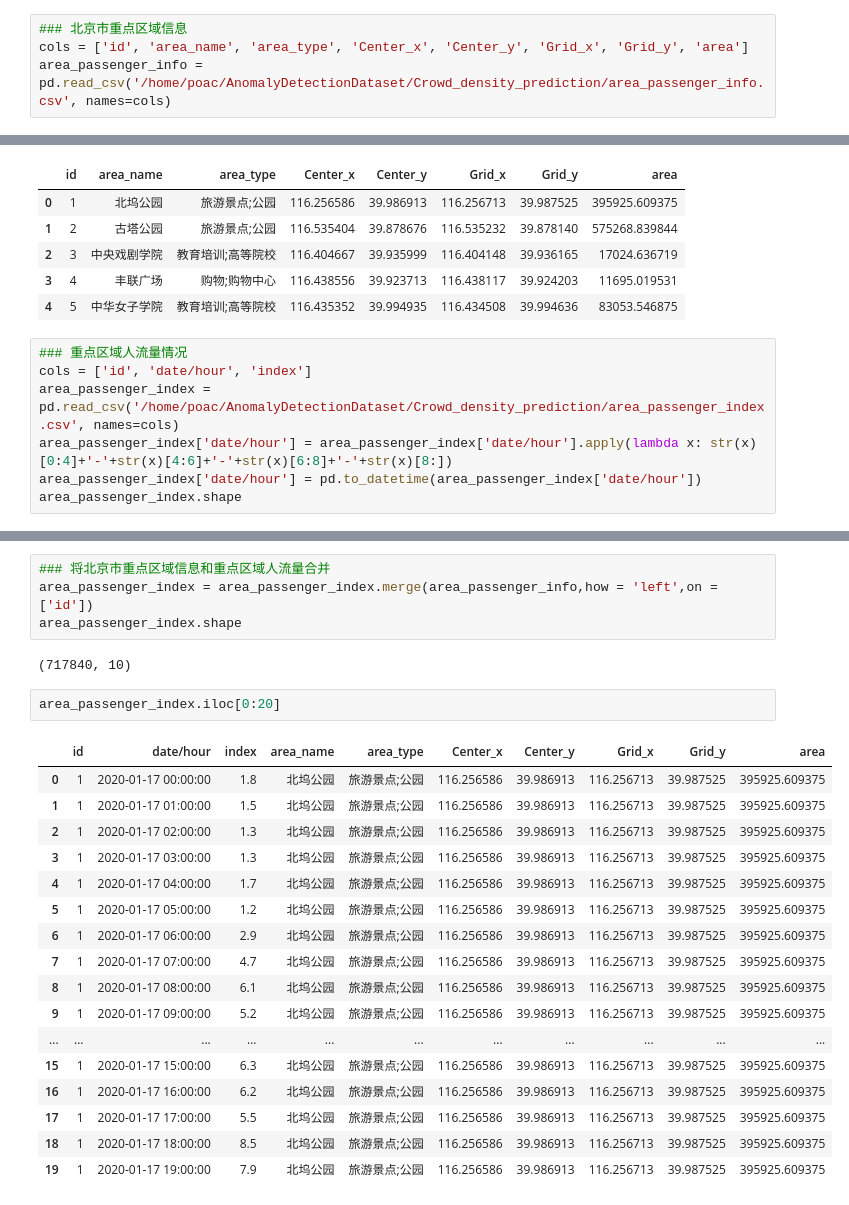
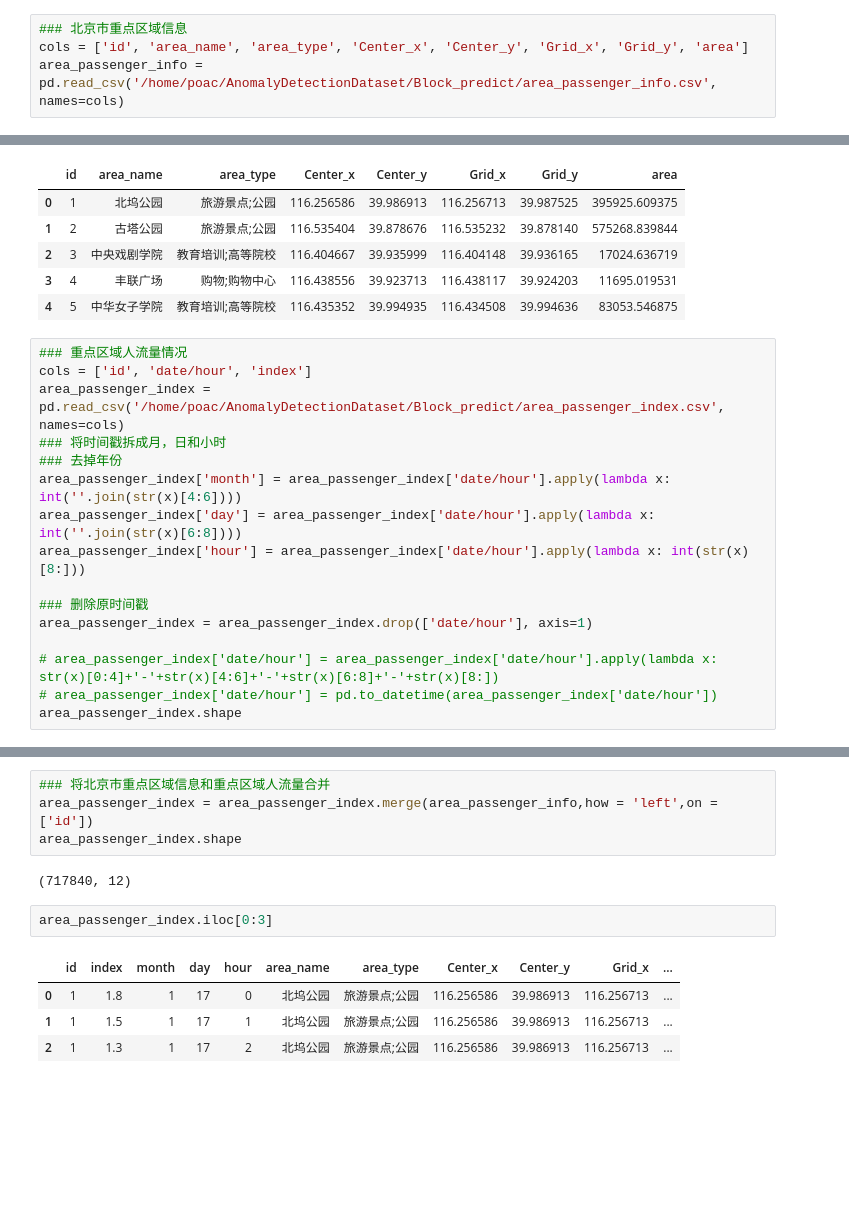
Before and after one commit to LiangHaoran/Block_predict, a Jupyter notebook: jupyter/preprocess.ipynb, the cells around one changed output, grey strips where cells are left out. Cells and saved outputs as stored; diff of their text form; blank space fills up the shorter version.

```diff
--- a/jupyter/preprocess.ipynb
+++ b/jupyter/preprocess.ipynb
@@ -26,7 +31,7 @@ pd.options.display.max_rows = None
 # %%
 ### 北京市重点区域信息
 cols = ['id', 'area_name', 'area_type', 'Center_x', 'Center_y', 'Grid_x', 'Grid_y', 'area']
-area_passenger_info = pd.read_csv('/home/poac/AnomalyDetectionDataset/Crowd_density_prediction/area_passenger_info.csv', names=cols)
+area_passenger_info = pd.read_csv('/home/poac/AnomalyDetectionDataset/Block_predict/area_passenger_info.csv', names=cols)
 # %%
 area_passenger_info.iloc[0:5]
 # %% [output]
@@ -39,8 +44,17 @@ area_passenger_info.iloc[0:5]
 # %%
 ### 重点区域人流量情况
 cols = ['id', 'date/hour', 'index']
-area_passenger_index = pd.read_csv('/home/poac/AnomalyDetectionDataset/Crowd_density_prediction/area_passenger_index.csv', names=cols)
-area_passenger_index['date/hour'] = area_passenger_index['date/hour'].apply(lambda x: str(x)[0:4]+'-'+str(x)[4:6]+'-'+str(x)[6:8]+'-'+str(x)[8:])
-area_passenger_index['date/hour'] = pd.to_datetime(area_passenger_index['date/hour'])
+area_passenger_index = pd.read_csv('/home/poac/AnomalyDetectionDataset/Block_predict/area_passenger_index.csv', names=cols)
+### 将时间戳拆成月，日和小时
+### 去掉年份
+area_passenger_index['month'] = area_passenger_index['date/hour'].apply(lambda x: int(''.join(str(x)[4:6])))
+area_passenger_index['day'] = area_passenger_index['date/hour'].apply(lambda x: int(''.join(str(x)[6:8])))
+area_passenger_index['hour'] = area_passenger_index['date/hour'].apply(lambda x: int(str(x)[8:]))
+
+### 删除原时间戳
+area_passenger_index = area_passenger_index.drop(['date/hour'], axis=1)
+
+# area_passenger_index['date/hour'] = area_passenger_index['date/hour'].apply(lambda x: str(x)[0:4]+'-'+str(x)[4:6]+'-'+str(x)[6:8]+'-'+str(x)[8:])
+# area_passenger_index['date/hour'] = pd.to_datetime(area_passenger_index['date/hour'])
 area_passenger_index.shape
 # %% [output]
@@ -59,24 +73,11 @@ area_passenger_index.iloc[0:5]
 area_passenger_index = area_passenger_index.merge(area_passenger_info,how = 'left',on = ['id'])
 area_passenger_index.shape
 # %% [output]
-(717840, 10)
+(717840, 12)
 # %%
-area_passenger_index.iloc[0:20]
+area_passenger_index.iloc[0:3]
 # %% [output]
-|  | id | date/hour | index | area_name | area_type | Center_x | Center_y | Grid_x | Grid_y | area |
-| 0 | 1 | 2020-01-17 00:00:00 | 1.8 | 北坞公园 | 旅游景点;公园 | 116.256586 | 39.986913 | 116.256713 | 39.987525 | 395925.609375 |
-| 1 | 1 | 2020-01-17 01:00:00 | 1.5 | 北坞公园 | 旅游景点;公园 | 116.256586 | 39.986913 | 116.256713 | 39.987525 | 395925.609375 |
-| 2 | 1 | 2020-01-17 02:00:00 | 1.3 | 北坞公园 | 旅游景点;公园 | 116.256586 | 39.986913 | 116.256713 | 39.987525 | 395925.609375 |
-| 3 | 1 | 2020-01-17 03:00:00 | 1.3 | 北坞公园 | 旅游景点;公园 | 116.256586 | 39.986913 | 116.256713 | 39.987525 | 395925.609375 |
-| 4 | 1 | 2020-01-17 04:00:00 | 1.7 | 北坞公园 | 旅游景点;公园 | 116.256586 | 39.986913 | 116.256713 | 39.987525 | 395925.609375 |
-| 5 | 1 | 2020-01-17 05:00:00 | 1.2 | 北坞公园 | 旅游景点;公园 | 116.256586 | 39.986913 | 116.256713 | 39.987525 | 395925.609375 |
-| 6 | 1 | 2020-01-17 06:00:00 | 2.9 | 北坞公园 | 旅游景点;公园 | 116.256586 | 39.986913 | 116.256713 | 39.987525 | 395925.609375 |
-| 7 | 1 | 2020-01-17 07:00:00 | 4.7 | 北坞公园 | 旅游景点;公园 | 116.256586 | 39.986913 | 116.256713 | 39.987525 | 395925.609375 |
-| 8 | 1 | 2020-01-17 08:00:00 | 6.1 | 北坞公园 | 旅游景点;公园 | 116.256586 | 39.986913 | 116.256713 | 39.987525 | 395925.609375 |
-| 9 | 1 | 2020-01-17 09:00:00 | 5.2 | 北坞公园 | 旅游景点;公园 | 116.256586 | 39.986913 | 116.256713 | 39.987525 | 395925.609375 |
-| ... | ... | ... | ... | ... | ... | ... | ... | ... | ... | ... |
-| 15 | 1 | 2020-01-17 15:00:00 | 6.3 | 北坞公园 | 旅游景点;公园 | 116.256586 | 39.986913 | 116.256713 | 39.987525 | 395925.609375 |
-| 16 | 1 | 2020-01-17 16:00:00 | 6.2 | 北坞公园 | 旅游景点;公园 | 116.256586 | 39.986913 | 116.256713 | 39.987525 | 395925.609375 |
-| 17 | 1 | 2020-01-17 17:00:00 | 5.5 | 北坞公园 | 旅游景点;公园 | 116.256586 | 39.986913 | 116.256713 | 39.987525 | 395925.609375 |
-| 18 | 1 | 2020-01-17 18:00:00 | 8.5 | 北坞公园 | 旅游景点;公园 | 116.256586 | 39.986913 | 116.256713 | 39.987525 | 395925.609375 |
-| 19 | 1 | 2020-01-17 19:00:00 | 7.9 | 北坞公园 | 旅游景点;公园 | 116.256586 | 39.986913 | 116.256713 | 39.987525 | 395925.609375 |
+|  | id | index | month | day | hour | area_name | area_type | Center_x | Center_y | Grid_x | ... |
+| 0 | 1 | 1.8 | 1 | 17 | 0 | 北坞公园 | 旅游景点;公园 | 116.256586 | 39.986913 | 116.256713 | ... |
+| 1 | 1 | 1.5 | 1 | 17 | 1 | 北坞公园 | 旅游景点;公园 | 116.256586 | 39.986913 | 116.256713 | ... |
+| 2 | 1 | 1.3 | 1 | 17 | 2 | 北坞公园 | 旅游景点;公园 | 116.256586 | 39.986913 | 116.256713 | ... |
```
Also changed, not shown: parts of 23 cells of this notebook.
